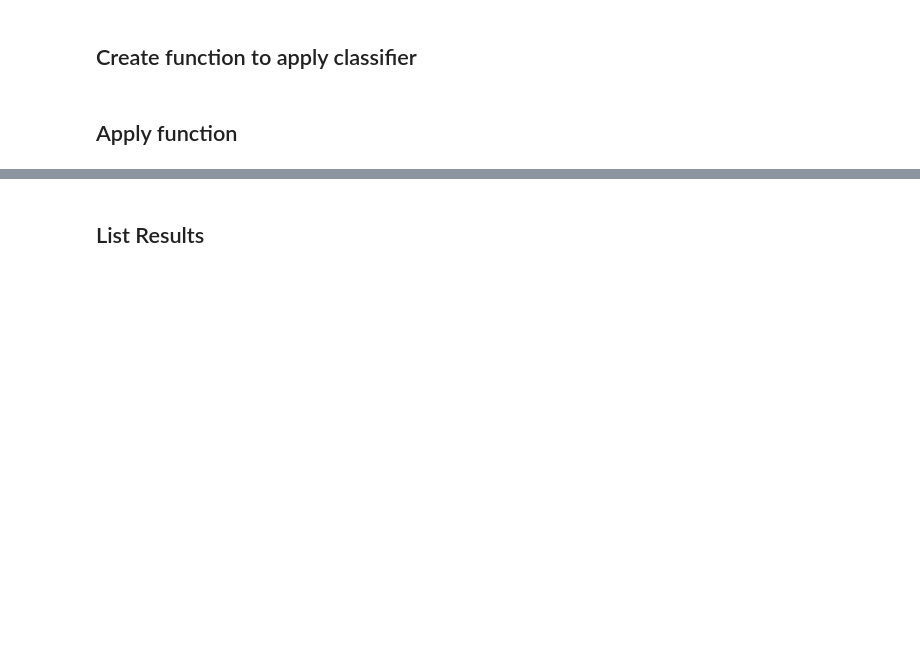
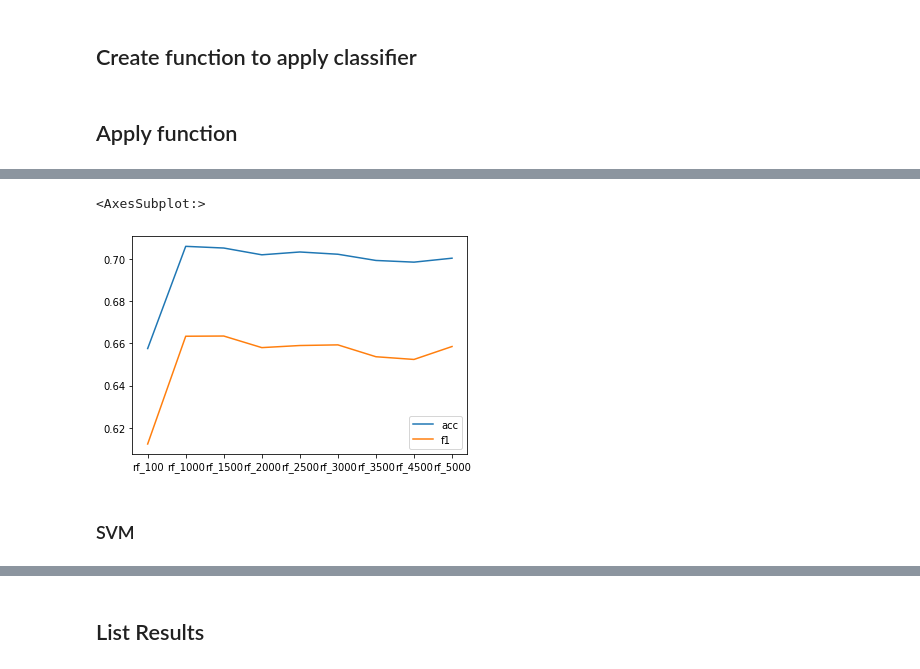
Before and after one commit to JoonasAN/NLP-and-Text-Mining-Project, a Jupyter notebook: project.ipynb, the cells around one changed output, grey strips where cells are left out. Drawn from its saved outputs; the diff is of its cells as text; code cells hidden in the pictures; blank space fills up the shorter version.

```diff
--- a/project.ipynb
+++ b/project.ipynb
@@ -440,9 +423,10 @@ def nb_classifier(features):
     print("f1 score: ", f1_nb)
     return (accuracy_nb, f1_nb)
 # %%
-def rf_classifier(features):
+def rf_classifier(features_train,features_test):
+
     # Create RandomForestClassifier
-    rfc = RandomForestClassifier() # n_estimators=100, random_state=0
+    rfc = RandomForestClassifier()
 
     # Train RFC model
     classifier = rfc.fit(features_train, train_df["category"])
@@ -528,0 +542,8 @@ f1 score:  0.005390321631403743
+# %%
+results = []
+
+for vec in feature_vecs:
+    results.append(rf_classifier(vec[0],vec[1]))
+    #print(results)
+
+rf_results_df = pd.DataFrame(results, columns=['acc', 'f1'], index=["rf_100", "rf_1000", "rf_1500", "rf_2000", "rf_2500", "rf_3000", "rf_3500", "rf_4500", "rf_5000"])
@@ -528,0 +569,7 @@ f1 score:  0.005390321631403743
+# %%
+rf_results_df.plot()
+# %% [output]
+<AxesSubplot:>
+[figure, added]
+# %% [markdown]
+### SVM
```
Also changed, not shown: parts of 41 cells of this notebook.
